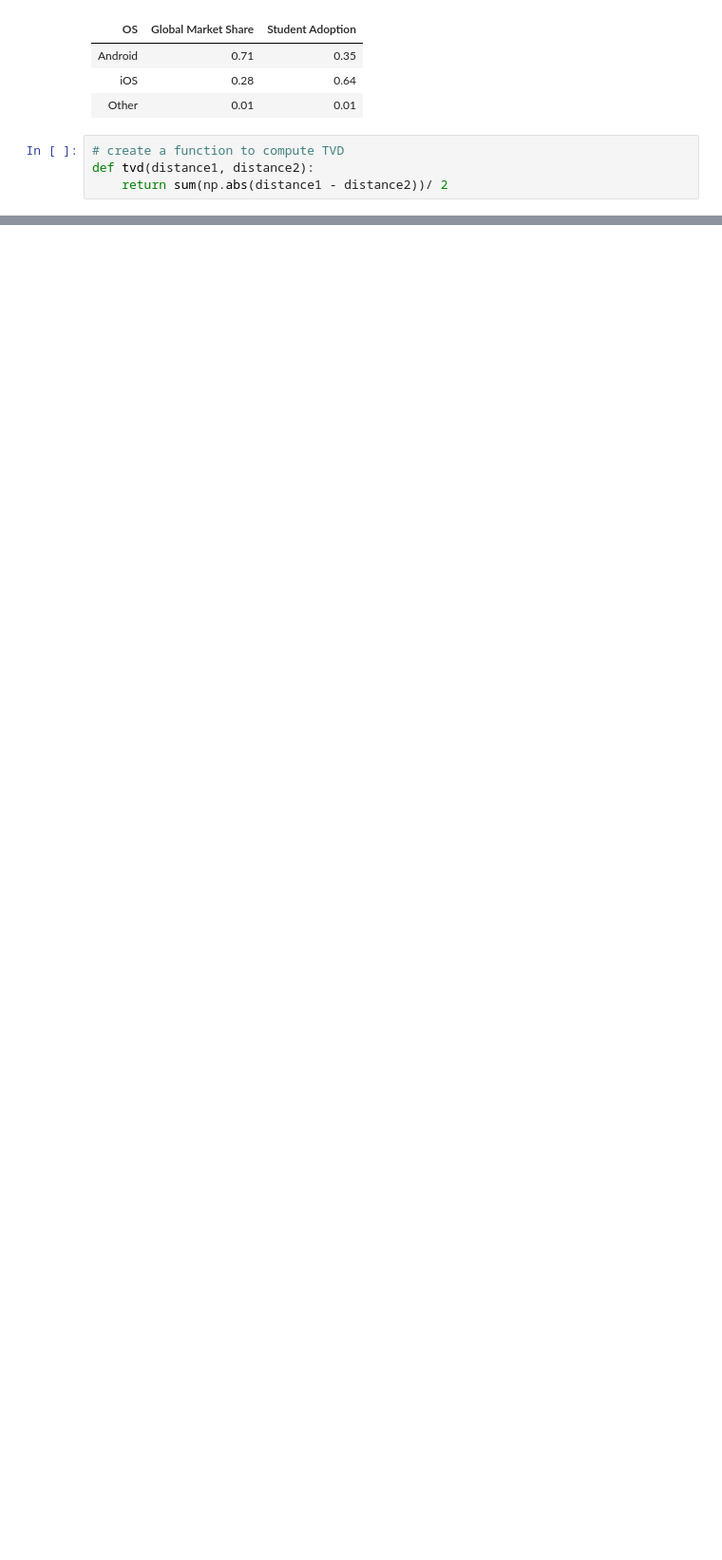
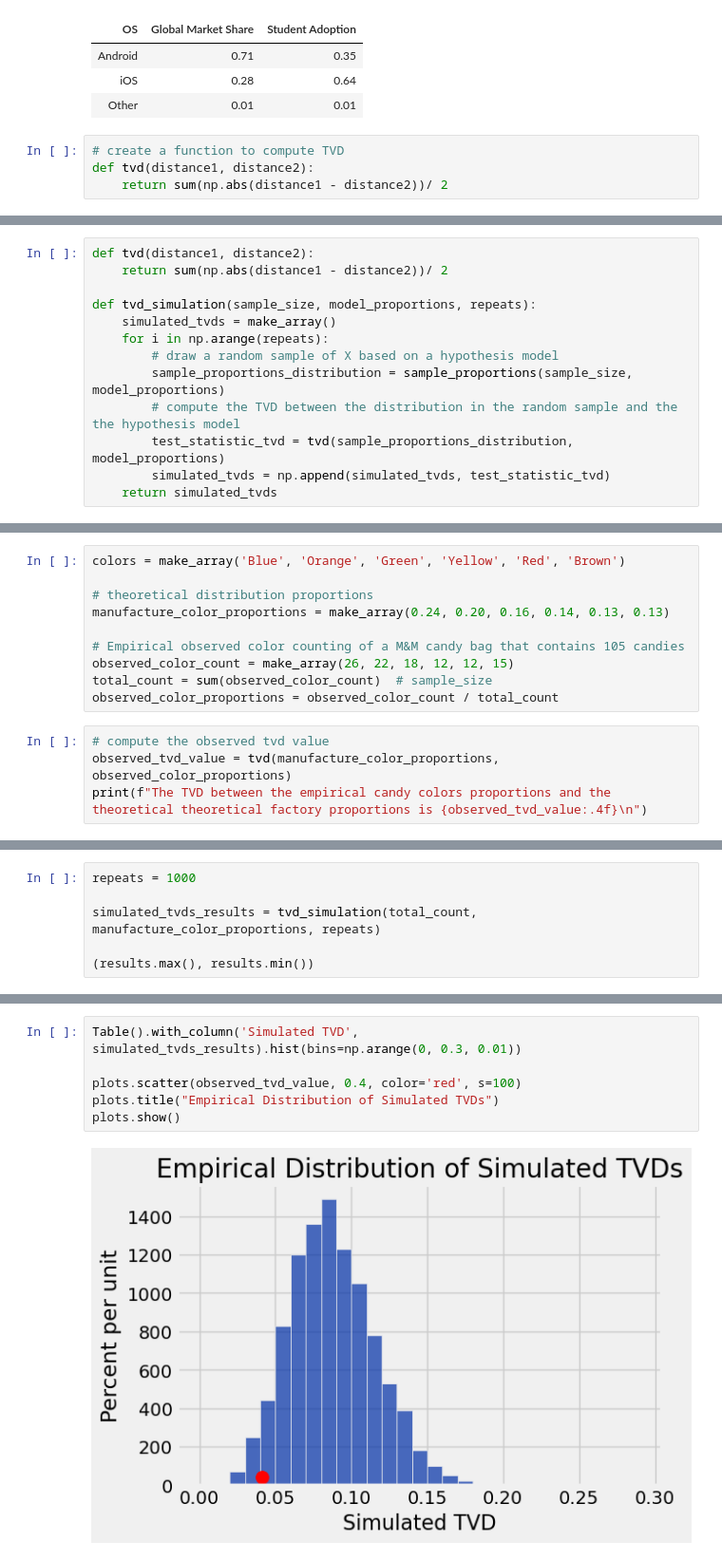
Before and after one commit to SRJC-Data-Science/materials-sp22, a Jupyter notebook: SRJC/lecture_note/lecture_17_18_19/hypothesis_testing-pw.ipynb, the cells around one changed output, grey strips where cells are left out. Shown at 95% size. Cells and saved outputs as stored; diff of their text form; blank space fills up the shorter version.

```diff
--- a/SRJC/lecture_note/lecture_17_18_19/hypothesis_testing-pw.ipynb
+++ b/SRJC/lecture_note/lecture_17_18_19/hypothesis_testing-pw.ipynb
@@ -387,0 +388,13 @@ Since the observed test statistic (the TVD between the empirical student data on
+# %%
+def tvd(distance1, distance2):
+    return sum(np.abs(distance1 - distance2))/ 2
+
+def tvd_simulation(sample_size, model_proportions, repeats):
+    simulated_tvds = make_array()
+    for i in np.arange(repeats):
+        # draw a random sample of X based on a hypothesis model
+        sample_proportions_distribution = sample_proportions(sample_size, model_proportions)
+        # compute the TVD between the distribution in the random sample and the the hypothesis model
+        test_statistic_tvd = tvd(sample_proportions_distribution, model_proportions)
+        simulated_tvds = np.append(simulated_tvds, test_statistic_tvd)
+    return simulated_tvds
@@ -387,0 +416,14 @@ Since the observed test statistic (the TVD between the empirical student data on
+# %%
+colors = make_array('Blue', 'Orange', 'Green', 'Yellow', 'Red', 'Brown')
+
+# theoretical distribution proportions
+manufacture_color_proportions = make_array(0.24, 0.20, 0.16, 0.14, 0.13, 0.13)
+
+# Empirical observed color counting of a M&M candy bag that contains 105 candies
+observed_color_count = make_array(26, 22, 18, 12, 12, 15)
+total_count = sum(observed_color_count)  # sample_size
+observed_color_proportions = observed_color_count / total_count
+# %%
+# compute the observed tvd value
+observed_tvd_value = tvd(manufacture_color_proportions, observed_color_proportions)
+print(f"The TVD between the empirical candy colors proportions and the theoretical theoretical factory proportions is {observed_tvd_value:.4f}\n")
@@ -387,0 +432,6 @@ Since the observed test statistic (the TVD between the empirical student data on
+# %%
+repeats = 1000
+
+simulated_tvds_results = tvd_simulation(total_count, manufacture_color_proportions, repeats)
+
+(results.max(), results.min())
@@ -387,0 +440,8 @@ Since the observed test statistic (the TVD between the empirical student data on
+# %%
+Table().with_column('Simulated TVD', simulated_tvds_results).hist(bins=np.arange(0, 0.3, 0.01))
+
+plots.scatter(observed_tvd_value, 0.4, color='red', s=100)
+plots.title("Empirical Distribution of Simulated TVDs")
+plots.show()
+# %% [output]
+[figure, added]
```
Also changed, not shown: parts of 26 cells of this notebook, 1 other file.
